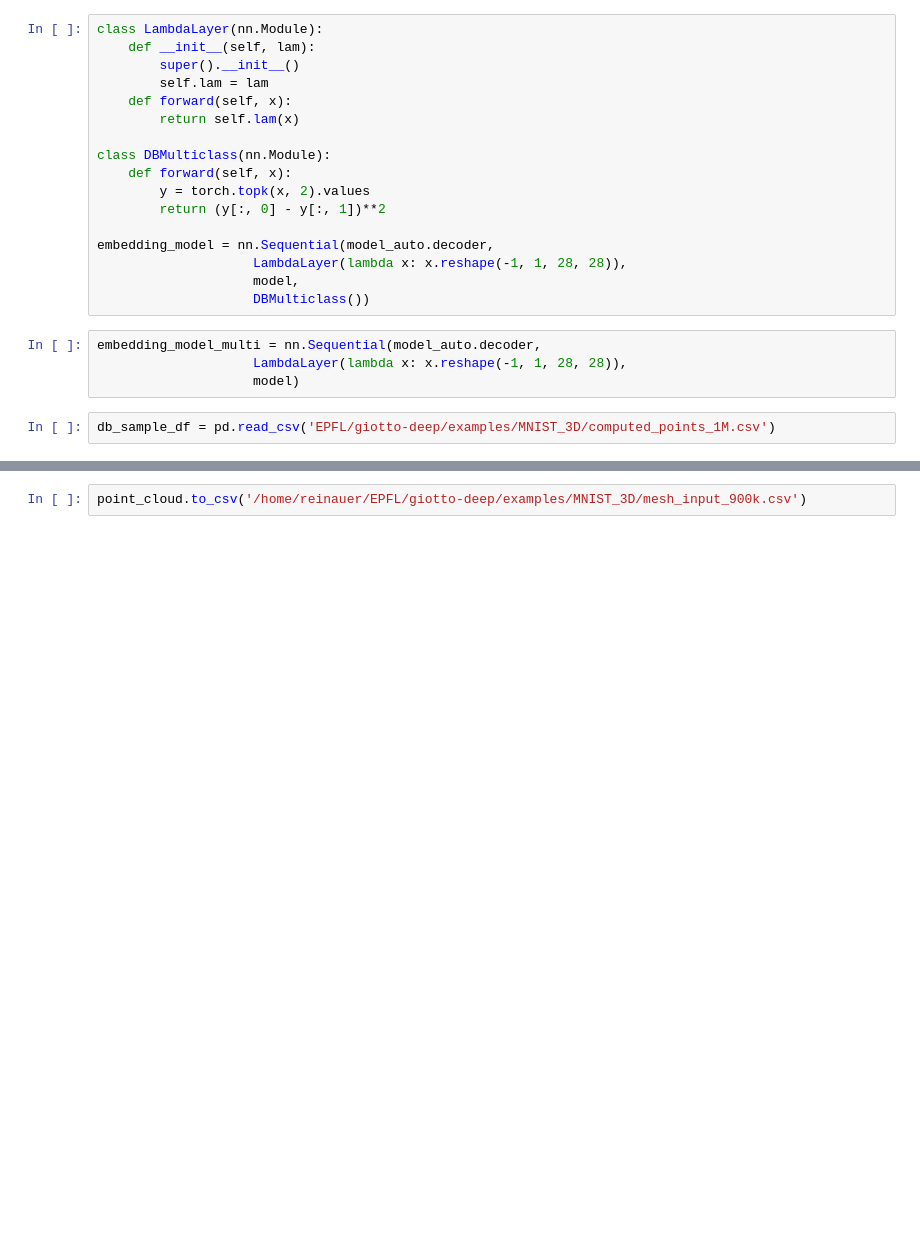
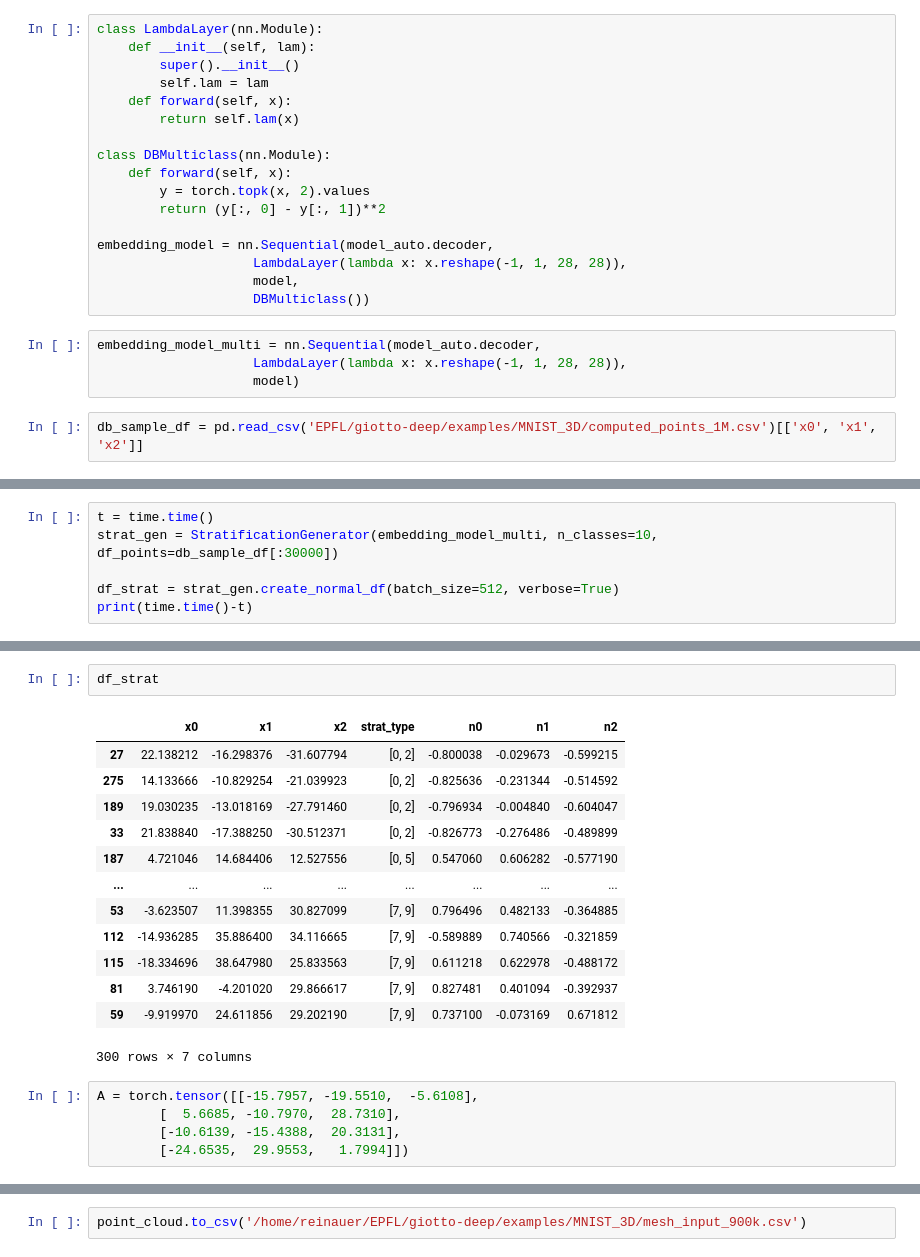
Before and after one commit to giotto-ai/giotto-deep, a Jupyter notebook: examples/Generate_DB_mesh.ipynb, the cells around one changed output, grey strips where cells are left out. Drawn from its saved outputs; the diff is of its cells as text; blank space fills up the shorter version.

Commit message:
Added stratification generator class

```diff
--- a/examples/Generate_DB_mesh.ipynb
+++ b/examples/Generate_DB_mesh.ipynb
@@ -225,4 +229,4 @@ embedding_model_multi = nn.Sequential(model_auto.decoder,
                     LambdaLayer(lambda x: x.reshape(-1, 1, 28, 28)),
                     model)
 # %%
-db_sample_df = pd.read_csv('EPFL/giotto-deep/examples/MNIST_3D/computed_points_1M.csv')
+db_sample_df = pd.read_csv('EPFL/giotto-deep/examples/MNIST_3D/computed_points_1M.csv')[['x0', 'x1', 'x2']]
@@ -231,0 +249,6 @@ fig.show()
+# %%
+t = time.time()
+strat_gen = StratificationGenerator(embedding_model_multi, n_classes=10, df_points=db_sample_df[:30000])
+
+df_strat = strat_gen.create_normal_df(batch_size=512, verbose=True)
+print(time.time()-t)
@@ -231,0 +267,21 @@ fig.show()
+# %%
+df_strat
+# %% [output]
+|  | x0 | x1 | x2 | strat_type | n0 | n1 | n2 |
+| 27 | 22.138212 | -16.298376 | -31.607794 | [0, 2] | -0.800038 | -0.029673 | -0.599215 |
+| 275 | 14.133666 | -10.829254 | -21.039923 | [0, 2] | -0.825636 | -0.231344 | -0.514592 |
+| 189 | 19.030235 | -13.018169 | -27.791460 | [0, 2] | -0.796934 | -0.004840 | -0.604047 |
+| 33 | 21.838840 | -17.388250 | -30.512371 | [0, 2] | -0.826773 | -0.276486 | -0.489899 |
+| 187 | 4.721046 | 14.684406 | 12.527556 | [0, 5] | 0.547060 | 0.606282 | -0.577190 |
+| ... | ... | ... | ... | ... | ... | ... | ... |
+| 53 | -3.623507 | 11.398355 | 30.827099 | [7, 9] | 0.796496 | 0.482133 | -0.364885 |
+| 112 | -14.936285 | 35.886400 | 34.116665 | [7, 9] | -0.589889 | 0.740566 | -0.321859 |
+| 115 | -18.334696 | 38.647980 | 25.833563 | [7, 9] | 0.611218 | 0.622978 | -0.488172 |
+| 81 | 3.746190 | -4.201020 | 29.866617 | [7, 9] | 0.827481 | 0.401094 | -0.392937 |
+| 59 | -9.919970 | 24.611856 | 29.202190 | [7, 9] | 0.737100 | -0.073169 | 0.671812 |
+300 rows × 7 columns
+# %%
+A = torch.tensor([[-15.7957, -19.5510,  -5.6108],
+        [  5.6685, -10.7970,  28.7310],
+        [-10.6139, -15.4388,  20.3131],
+        [-24.6535,  29.9553,   1.7994]])
```
Also changed, not shown: parts of 20 cells of this notebook, 2 other files.
